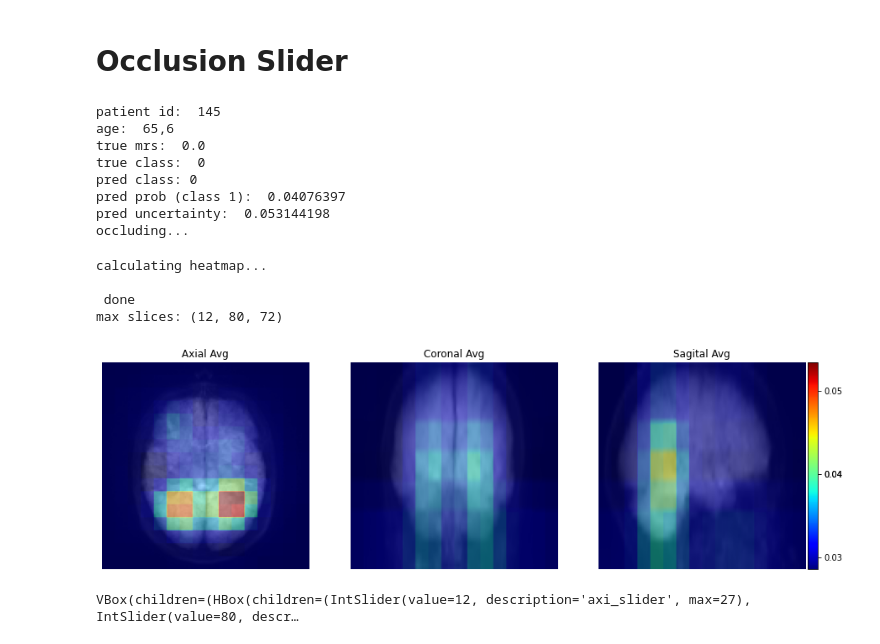
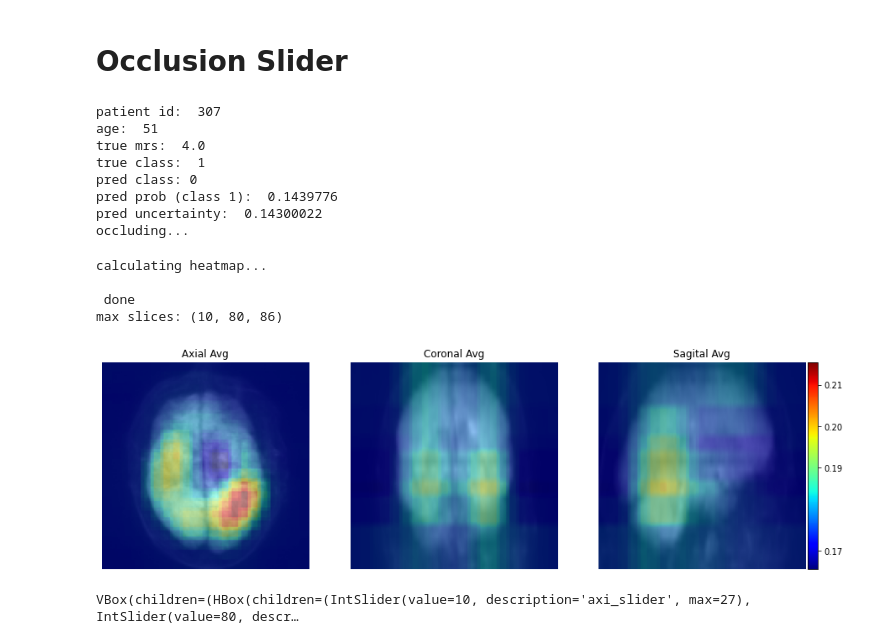
Before and after one commit to NorDar/explainable_AI, a Jupyter notebook: Occlusion_allModels_slider.ipynb, the cells around one changed output. Saved outputs shown, nothing was run; the diff lists cells and outputs as text; code cells hidden in the pictures.

```diff
--- a/Occlusion_allModels_slider.ipynb
+++ b/Occlusion_allModels_slider.ipynb
@@ -263,9 +243,11 @@ array([[0.0107294 ],
         gen_model_name = generate_model_name,
         num_models = num_models)
 # %%
-# occlusion
-occ_size = (16, 16, 12)
-occ_stride = 8
+### occlusion
+# occ_size = (16, 16, 12)
+# occ_stride = 8
+occ_size = (14, 14, 10)
+occ_stride = 6
 print("number of occlusions: ", int(np.prod(((np.array(res_images.shape[1:4]) - occ_size) / occ_stride) + 1)))
 print("number of occlusions per axis: ", ((np.array(res_images.shape[1:4]) - occ_size) / occ_stride) + 1)
 print((np.asarray(res_images.shape[1:4]) - occ_size) % occ_stride) # all must be zero
@@ -288,13 +270,18 @@ cnn.predict(res_images)[0].shape
 # %% [output]
 (1,)
 # %%
+import time
 
+start = time.time()
 (heatmap) =  volume_occlusion(
     volume = res_images,
     correct_class = res_table["y_pred_class"][0],
     occlusion_size = np.array(occ_size),
     model = cnn,
     occlusion_stride = occ_stride)
+
+end = time.time()
+print(end - start)
 # %% [output]
 occluding...
 calculating heatmap...
@@ -372,7 +360,7 @@ def occlusion_interactive_plot(p_id, occ_size, occ_stride,
     print("max slices:", (slices[2], slices[0], slices[1]))
 
     ## Plot Heatmap Average
-    pgc.plot_gradcam(res_images, heatmap,
+    fph.plot_gradcam(res_images, heatmap,
                 version = "overlay",
                 mode = "avg",
                 hm_colormap=cmap,
@@ -381,14 +369,14 @@ def occlusion_interactive_plot(p_id, occ_size, occ_stride,
 
     ## Plot Heatmap Slider
     def slicer(axi_slider, cor_slider, sag_slider):
-        pgc.plot_gradcam(res_images, heatmap,
+        fph.plot_gradcam(res_images, heatmap,
                 version = "overlay",
                 mode = "def",
                 slices = (cor_slider,sag_slider,axi_slider),
                 hm_colormap=cmap,
                 hm_positive=hm_positive,
                 colorbar=True)
-        pgc.plot_gradcam(res_images, heatmap,
+        fph.plot_gradcam(res_images, heatmap,
                 version = "original",
                 mode = "def",
                 slices=(cor_slider,sag_slider,axi_slider),
@@ -414,22 +402,26 @@ def occlusion_interactive_plot(p_id, occ_size, occ_stride,
         HBox([w.children[3]], layout=images_layout)
     ]))
     w.update()
-# %%
-occlusion_interactive_plot(145,
-                           occ_size = occ_size, occ_stride = occ_stride,
-                           pred_hm_only=True)
-# %% [output]
-patient id:  145
-age:  65,6
-true mrs:  0.0
-true class:  0
-pred class: 0
-pred prob (class 1):  0.04076397
-pred uncertainty:  0.053144198
-occluding...
-calculating heatmap...
-
- done
-max slices: (12, 80, 72)
-[figure, removed]
-VBox(children=(HBox(children=(IntSlider(value=12, description='axi_slider', max=27), IntSlider(value=80, descr…
+# %%
+# occ_size = (16, 16, 12)
+# occ_stride = 8
+occ_size = (14, 14, 10)
+occ_stride = 6
+occlusion_interactive_plot(307,
+                           occ_size = occ_size, occ_stride = occ_stride,
+                           pred_hm_only=True)
+# %% [output]
+patient id:  307
+age:  51
+true mrs:  4.0
+true class:  1
+pred class: 0
+pred prob (class 1):  0.1439776
+pred uncertainty:  0.14300022
+occluding...
+calculating heatmap...
+
+ done
+max slices: (10, 80, 86)
+[figure, added]
+VBox(children=(HBox(children=(IntSlider(value=10, description='axi_slider', max=27), IntSlider(value=80, descr…
```
Also changed, not shown: parts of 6 cells of this notebook.
